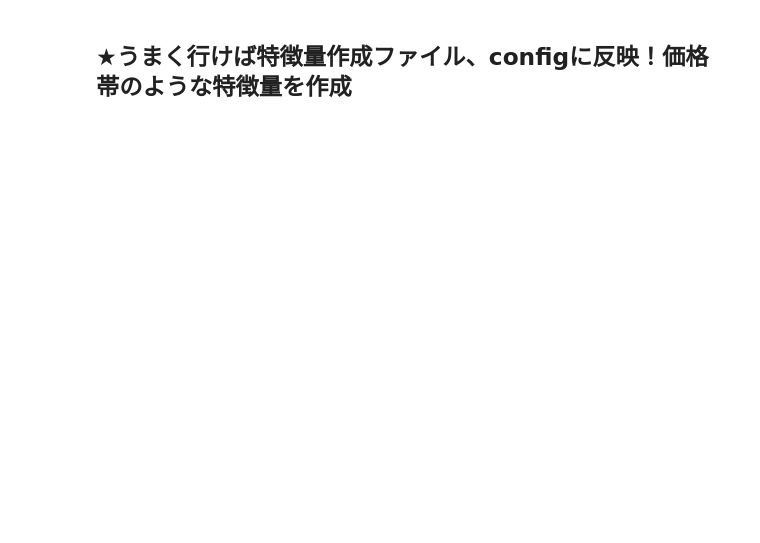
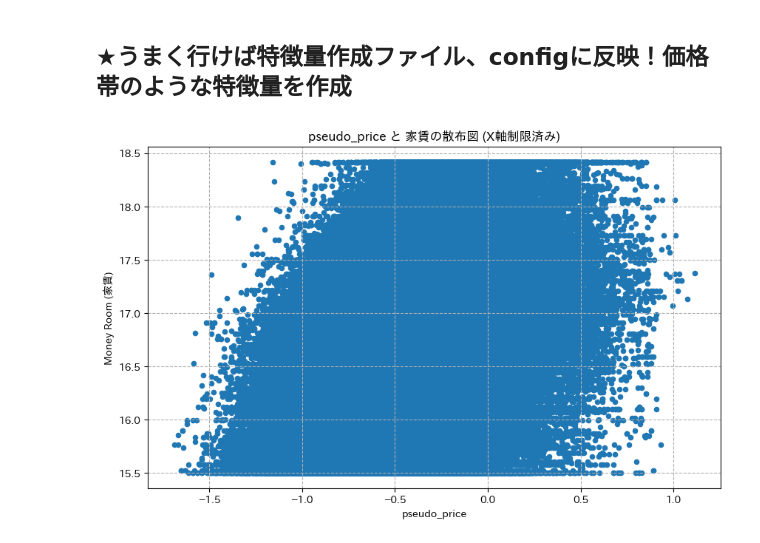
Before and after one commit to keiseki-eng/My_Python_project, a Jupyter notebook: 10.Notebook/【検証】不動産予測.ipynb, the cells around one changed output. Cells and saved outputs as stored; diff of their text form; code cells hidden in the pictures; blank space fills up the shorter version.

```diff
--- a/10.Notebook/【検証】不動産予測.ipynb
+++ b/10.Notebook/【検証】不動産予測.ipynb
@@ -121,8 +150,8 @@ def make_pseudo_price(df):
     )
 
     # walk_distance2 が存在すれば軽く効かせる
-    if "walk_distance2" in df.columns:
-        score -= 0.10 * np.log1p(df["walk_distance2"] + 1)
+    # if "walk_distance2" in df.columns:
+        # score -= 0.10 * np.log1p(df["walk_distance2"] + 1)
 
     return score
 # %%
@@ -146,21 +175,25 @@ categorical_cols = categorical_cols + ["pseudo_price_band"]
 # %%
 # 検証メモ：疑似スコアは売買価格と似てるのか
 target_feature = "pseudo_price"
+
+df_train["money_room"] = np.log1p(df_train["money_room"])
 
 # データの描画
 # plot.scatterの返り値はAxesオブジェクトなので、変数axに格納すると便利
 ax = df_train.plot.scatter(x=target_feature, y="money_room", figsize=(10, 6))
 
 # 🔑 X軸の表示範囲を設定（例: 0から2000平方メートルに制限する場合）
 # 制限したい最小値と最大値をタプルまたはリストで指定します
-x_min = 50
-x_max = 150
-plt.xlim((x_min, x_max))
+# x_min = 50
+# x_max = 150
+# plt.xlim((x_min, x_max))
 
 # タイトルやラベルの設定（任意）
 plt.title(f"{target_feature} と 家賃の散布図 (X軸制限済み)")
 plt.xlabel(f"{target_feature}")
 plt.ylabel("Money Room (家賃)")
 plt.grid(True, linestyle='--')
 
 plt.show()
+# %% [output]
+[figure, added]
```
Also changed, not shown: parts of 6 cells of this notebook.
